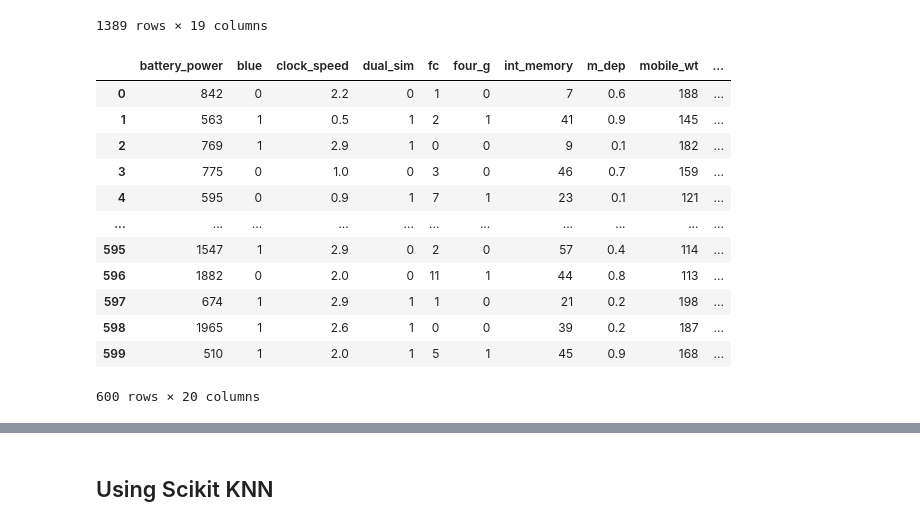
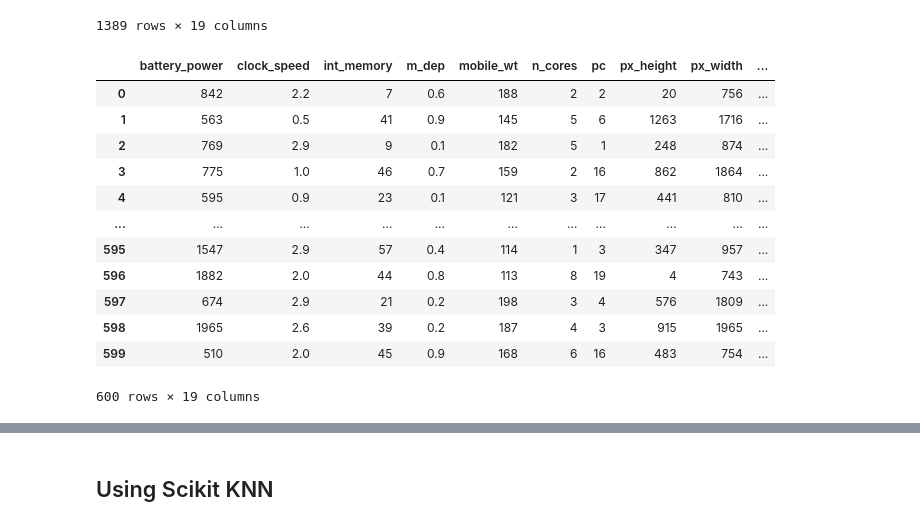
Before and after one commit to MHEN2606/Tubes2_melihatA, a Jupyter notebook: tubes2-melihatA.ipynb, the cells around one changed output, grey strips where cells are left out. Drawn from its saved outputs; the diff is of its cells as text; code cells hidden in the pictures.

```diff
--- a/tubes2-melihatA.ipynb
+++ b/tubes2-melihatA.ipynb
@@ -218,19 +219,24 @@ feature_column
 1389 rows × 19 columns
 # %%
 y_test = validation_df['price_range']
-X_test = validation_df.drop(columns="price_range")
+X_test = validation_df.drop(columns=["fc","price_range"])
+
+# Reorder the columns
+df1_columns = feature_column.columns
+X_test = X_test.reindex(columns=df1_columns)
+
 X_test
 # %% [output]
-|  | battery_power | blue | clock_speed | dual_sim | fc | four_g | int_memory | m_dep | mobile_wt | ... |
-| 0 | 842 | 0 | 2.2 | 0 | 1 | 0 | 7 | 0.6 | 188 | ... |
-| 1 | 563 | 1 | 0.5 | 1 | 2 | 1 | 41 | 0.9 | 145 | ... |
-| 2 | 769 | 1 | 2.9 | 1 | 0 | 0 | 9 | 0.1 | 182 | ... |
-| 3 | 775 | 0 | 1.0 | 0 | 3 | 0 | 46 | 0.7 | 159 | ... |
-| 4 | 595 | 0 | 0.9 | 1 | 7 | 1 | 23 | 0.1 | 121 | ... |
+|  | battery_power | clock_speed | int_memory | m_dep | mobile_wt | n_cores | pc | px_height | px_width | ... |
+| 0 | 842 | 2.2 | 7 | 0.6 | 188 | 2 | 2 | 20 | 756 | ... |
+| 1 | 563 | 0.5 | 41 | 0.9 | 145 | 5 | 6 | 1263 | 1716 | ... |
+| 2 | 769 | 2.9 | 9 | 0.1 | 182 | 5 | 1 | 248 | 874 | ... |
+| 3 | 775 | 1.0 | 46 | 0.7 | 159 | 2 | 16 | 862 | 1864 | ... |
+| 4 | 595 | 0.9 | 23 | 0.1 | 121 | 3 | 17 | 441 | 810 | ... |
 | ... | ... | ... | ... | ... | ... | ... | ... | ... | ... | ... |
-| 595 | 1547 | 1 | 2.9 | 0 | 2 | 0 | 57 | 0.4 | 114 | ... |
-| 596 | 1882 | 0 | 2.0 | 0 | 11 | 1 | 44 | 0.8 | 113 | ... |
-| 597 | 674 | 1 | 2.9 | 1 | 1 | 0 | 21 | 0.2 | 198 | ... |
-| 598 | 1965 | 1 | 2.6 | 1 | 0 | 0 | 39 | 0.2 | 187 | ... |
-| 599 | 510 | 1 | 2.0 | 1 | 5 | 1 | 45 | 0.9 | 168 | ... |
+| 595 | 1547 | 2.9 | 57 | 0.4 | 114 | 1 | 3 | 347 | 957 | ... |
+| 596 | 1882 | 2.0 | 44 | 0.8 | 113 | 8 | 19 | 4 | 743 | ... |
+| 597 | 674 | 2.9 | 21 | 0.2 | 198 | 3 | 4 | 576 | 1809 | ... |
+| 598 | 1965 | 2.6 | 39 | 0.2 | 187 | 4 | 3 | 915 | 1965 | ... |
+| 599 | 510 | 2.0 | 45 | 0.9 | 168 | 6 | 16 | 483 | 754 | ... |
-600 rows × 20 columns
+600 rows × 19 columns
```
Also changed, not shown: parts of 10 cells of this notebook.
